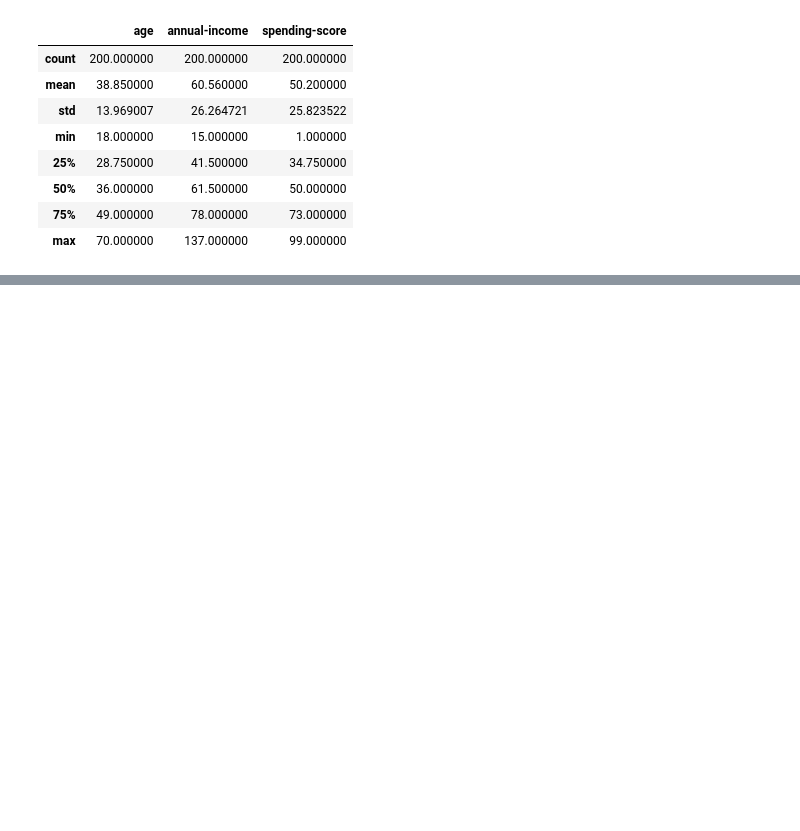
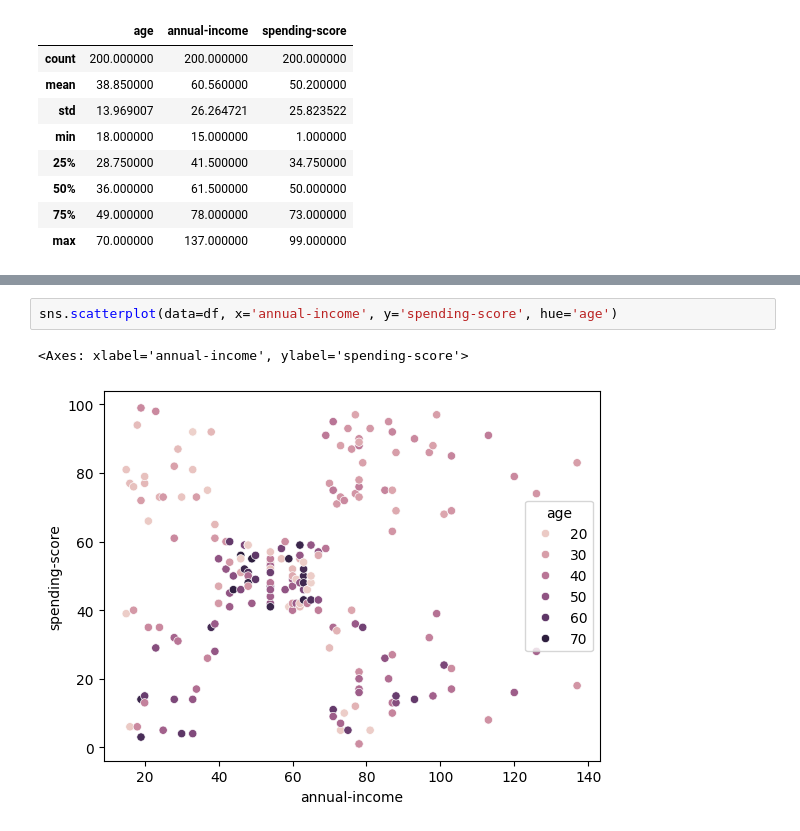
Before and after one commit to renatocorreia-rmcm/mall-customers-segmentation, a Jupyter notebook: dataset/analysis.ipynb, the cells around one changed output, grey strips where cells are left out. Drawn from its saved outputs; the diff is of its cells as text; blank space fills up the shorter version.

```diff
--- a/dataset/analysis.ipynb
+++ b/dataset/analysis.ipynb
@@ -62,0 +84,5 @@ df.drop('is_male', axis=1).describe()
+# %%
+sns.scatterplot(data=df, x='annual-income', y='spending-score', hue='age')
+# %% [output]
+<Axes: xlabel='annual-income', ylabel='spending-score'>
+[figure, added]
```
Also changed, not shown: parts of 8 cells of this notebook.
